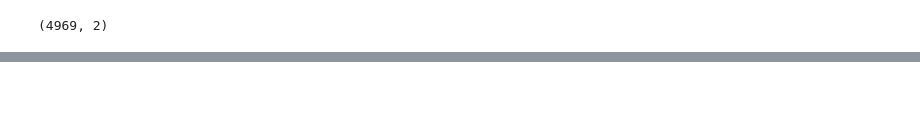
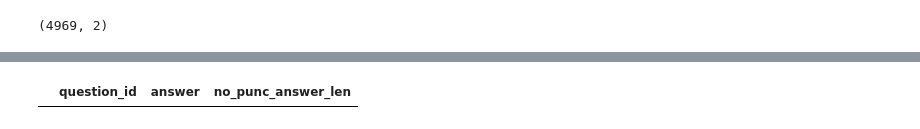
Before and after one commit to SunnyMarkLiu/les-military-mrc-rank7, a Jupyter notebook: notebooks/提交文件生成.ipynb, the cells around one changed output, grey strips where cells are left out. Cells and saved outputs as stored; diff of their text form; code cells hidden in the pictures; blank space fills up the shorter version.

```diff
--- a/notebooks/提交文件生成.ipynb
+++ b/notebooks/提交文件生成.ipynb
@@ -38,0 +44,9 @@ pred_df.head()
+# %%
+import string
+
+def remove_punc_len(answer):
+    """ 去除标点符号的长度 """
+    punc = string.punctuation + "！？。＂＄％＆＇（）＊＋，－／：；＜＝＞＠［＼］＾＿｀｛｜｝～｟｠｢｣､、〃》「」『』【】〔〕〖〗〘〙〚〛〜〝〞〟〰〾〿–—‘’‛“”„‟…‧﹏."
+    punc = punc.replace('#', '')
+    answer = ''.join([c for c in answer if c not in punc])
+    return answer
@@ -65,0 +83,7 @@ pd.read_csv('predict_test_r0.csv')
+# %%
+pred_df = pd.read_csv('bert_wwm_oldmodel_new_test2.csv')
+# %%
+pred_df['no_punc_answer_len'] = pred_df['answer'].map(remove_punc_len).str.len()
+pred_df[pred_df['no_punc_answer_len'] == 0]
+# %% [output]
+|  | question_id | answer | no_punc_answer_len |
```
Also changed, not shown: parts of 14 cells of this notebook, 18 other files.
